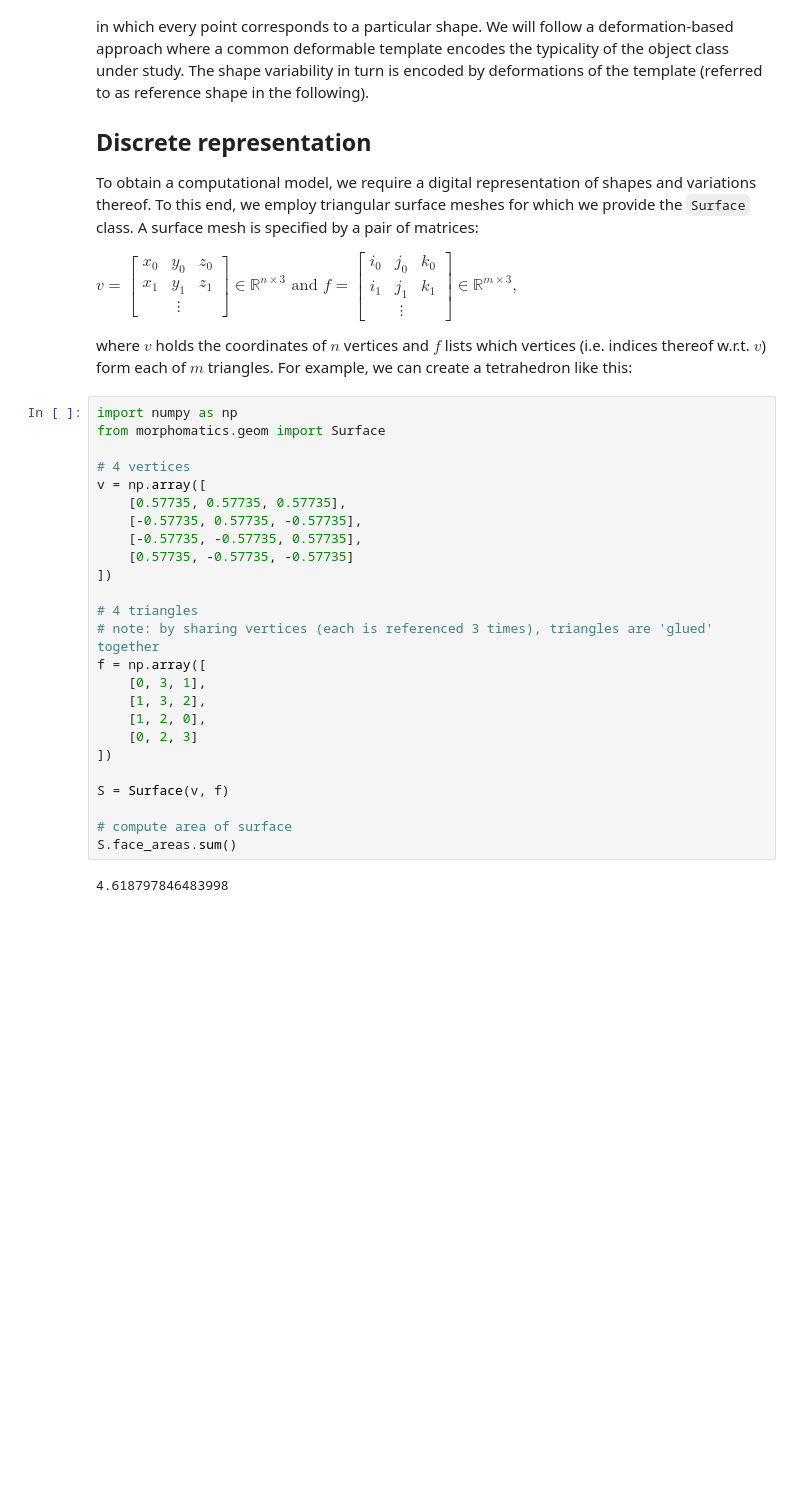
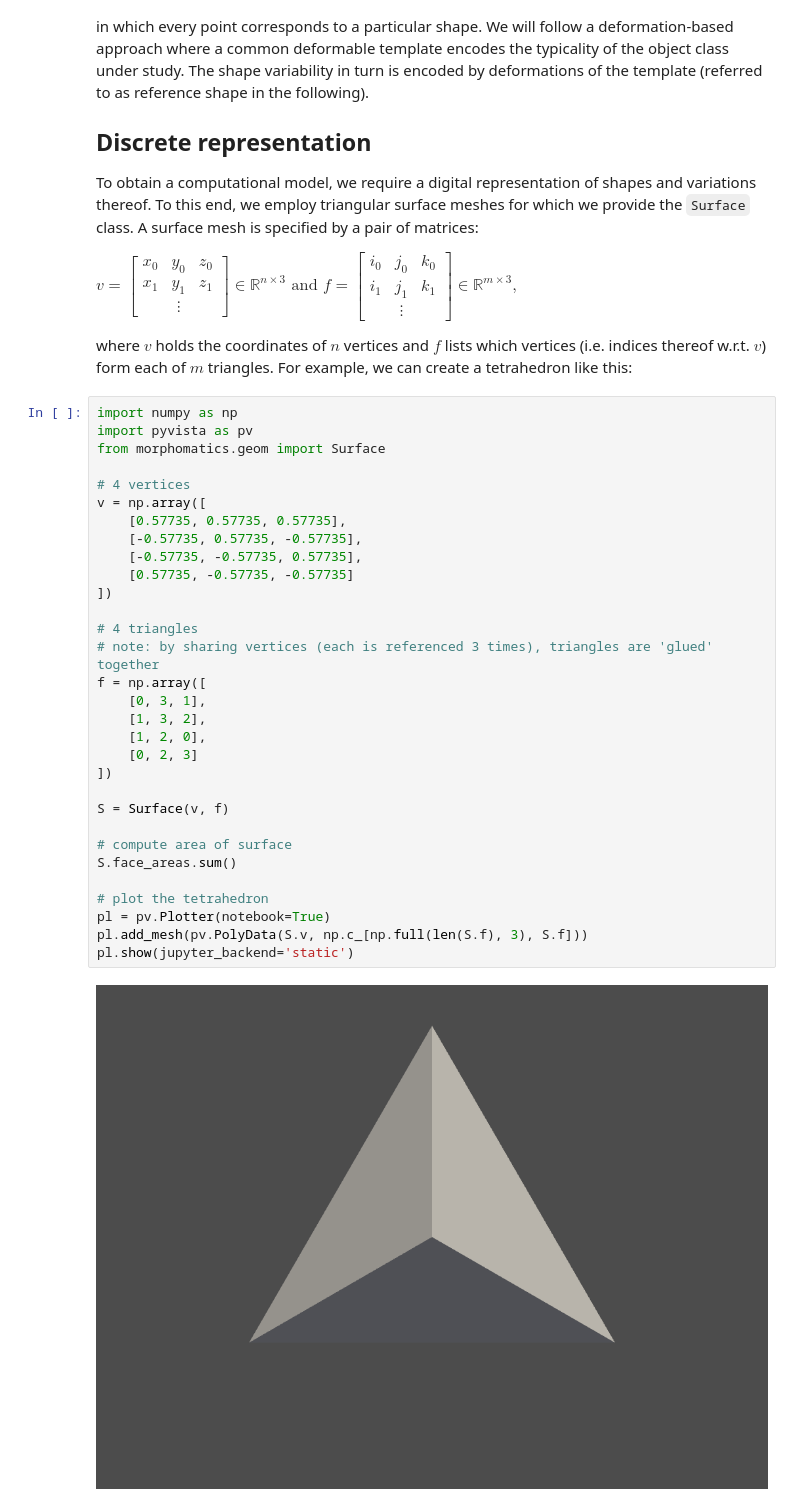
Before and after one commit to ckolbPTB/TES_21_22_Tutorials, a Jupyter notebook: tutorial2_pop_med_image_shape_ana_01_shape_space.ipynb, the cells around one changed output. Drawn from its saved outputs; the diff is of its cells as text; blank space fills up the shorter version.

```diff
--- a/tutorial2_pop_med_image_shape_ana_01_shape_space.ipynb
+++ b/tutorial2_pop_med_image_shape_ana_01_shape_space.ipynb
@@ -19,31 +19,37 @@ where $v$ holds the coordinates of $n$ vertices and $f$ lists which vertices (i.
 For example, we can create a tetrahedron like this:
 # %%
 import numpy as np
+import pyvista as pv
 from morphomatics.geom import Surface
 
 # 4 vertices
 v = np.array([
     [0.57735, 0.57735, 0.57735],
     [-0.57735, 0.57735, -0.57735],
     [-0.57735, -0.57735, 0.57735],
     [0.57735, -0.57735, -0.57735]
 ])
 
 # 4 triangles
 # note: by sharing vertices (each is referenced 3 times), triangles are 'glued' together
 f = np.array([
     [0, 3, 1],
     [1, 3, 2],
     [1, 2, 0],
     [0, 2, 3]
 ])
 
 S = Surface(v, f)
 
 # compute area of surface
 S.face_areas.sum()
+
+# plot the tetrahedron
+pl = pv.Plotter(notebook=True)
+pl.add_mesh(pv.PolyData(S.v, np.c_[np.full(len(S.f), 3), S.f]))
+pl.show(jupyter_backend='static')
 # %% [output]
-4.618797846483998
+[figure, added]
 # %% [markdown]
 In order to encode deformations, hence shape variations, we focus on simplicial maps, i.e. deformations that map triangles onto triangles and are entirely determined by the images of the vertices.
 Given a triangulated reference shape $(\bar{v}, \bar{f})$, each surface in a collection can be represented by a mesh with same connectivity $f_i \equiv \bar{f}$ and mapped vertices $v_i = \phi_i(\bar{v})$.
```
Also changed, not shown: parts of 3 cells of this notebook, 2 other files.
